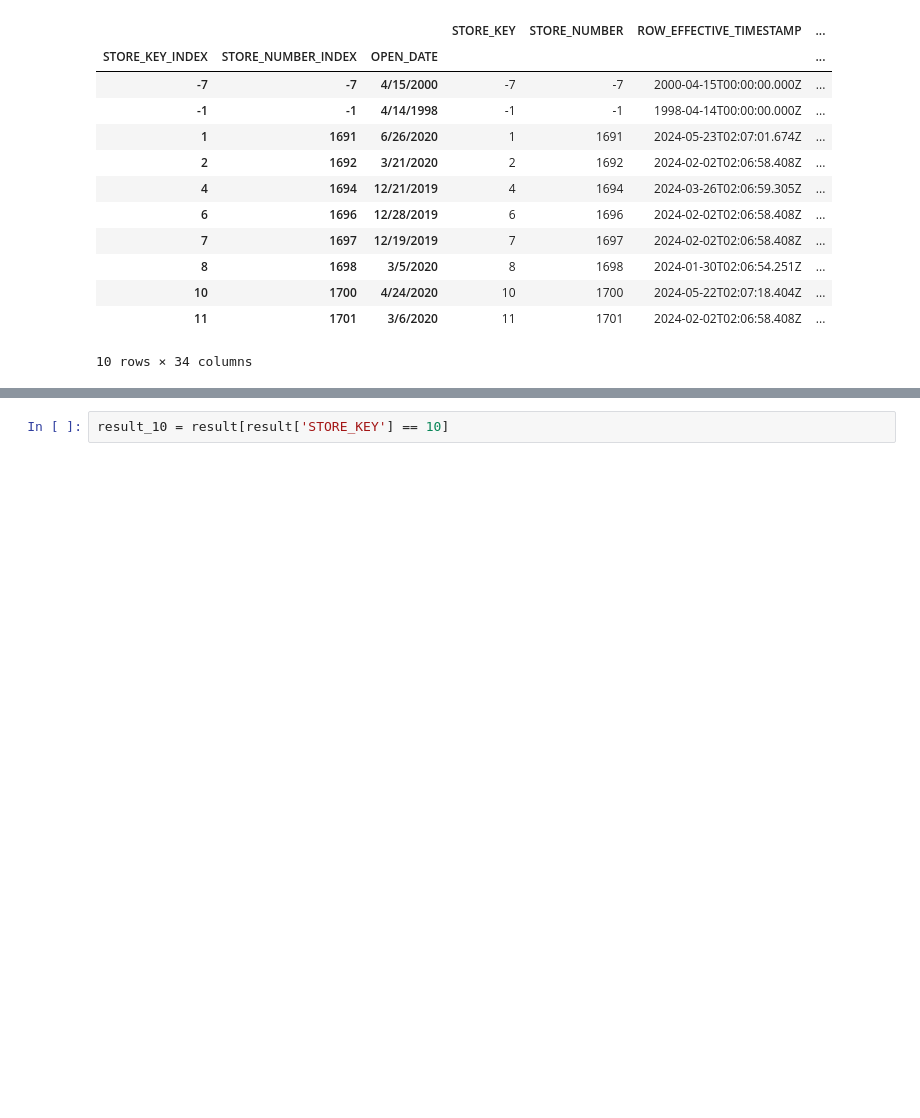
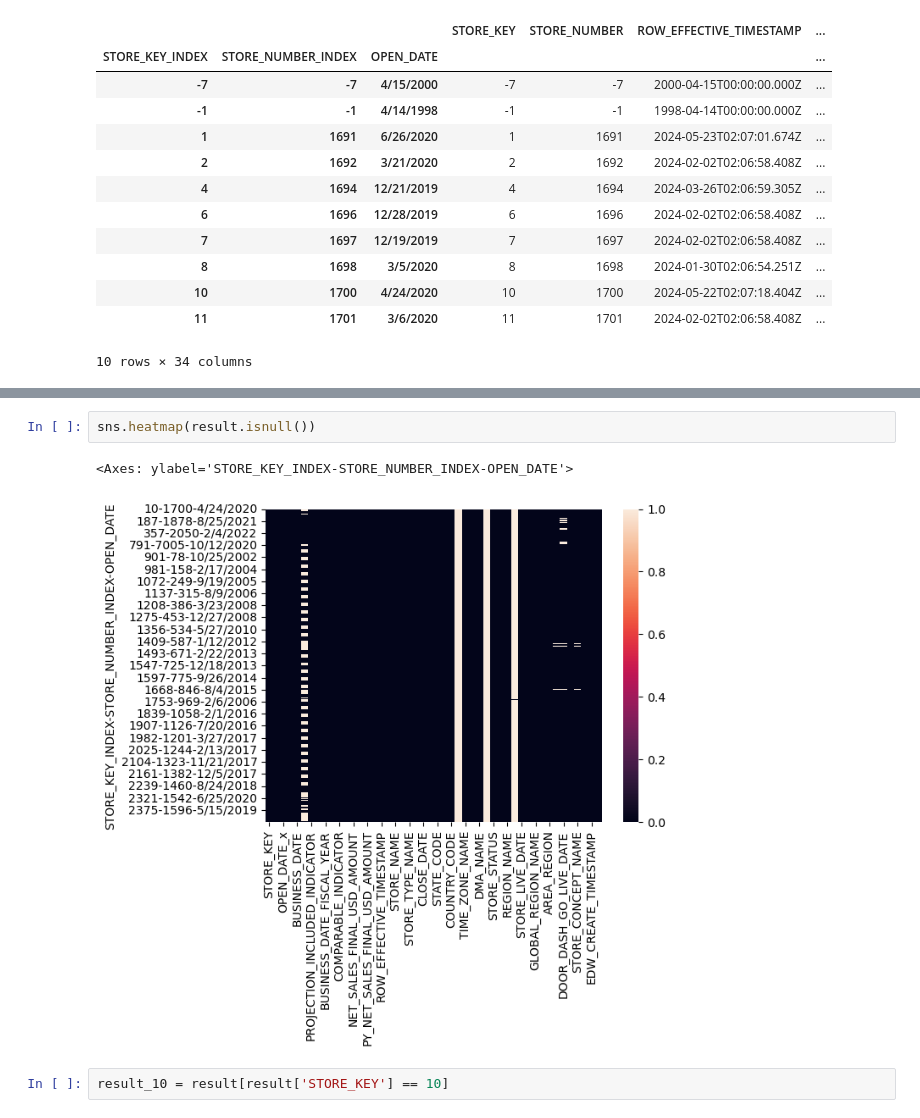
Before and after one commit to RocketFuel810/Predictive-Pioneers, a Jupyter notebook: Trilytics/PredictivePioneers.ipynb, the cells around one changed output, grey strips where cells are left out. Saved outputs shown, nothing was run; the diff lists cells and outputs as text; blank space fills up the shorter version.

```diff
--- a/Trilytics/PredictivePioneers.ipynb
+++ b/Trilytics/PredictivePioneers.ipynb
@@ -249,3 +263,8 @@ result
+# %%
+sns.heatmap(result.isnull())
+# %% [output]
+<Axes: ylabel='STORE_KEY_INDEX-STORE_NUMBER_INDEX-OPEN_DATE'>
+[figure, added]
 # %%
 result_10 = result[result['STORE_KEY'] == 10]
 # %%
```
Also changed, not shown: parts of 13 cells of this notebook.
